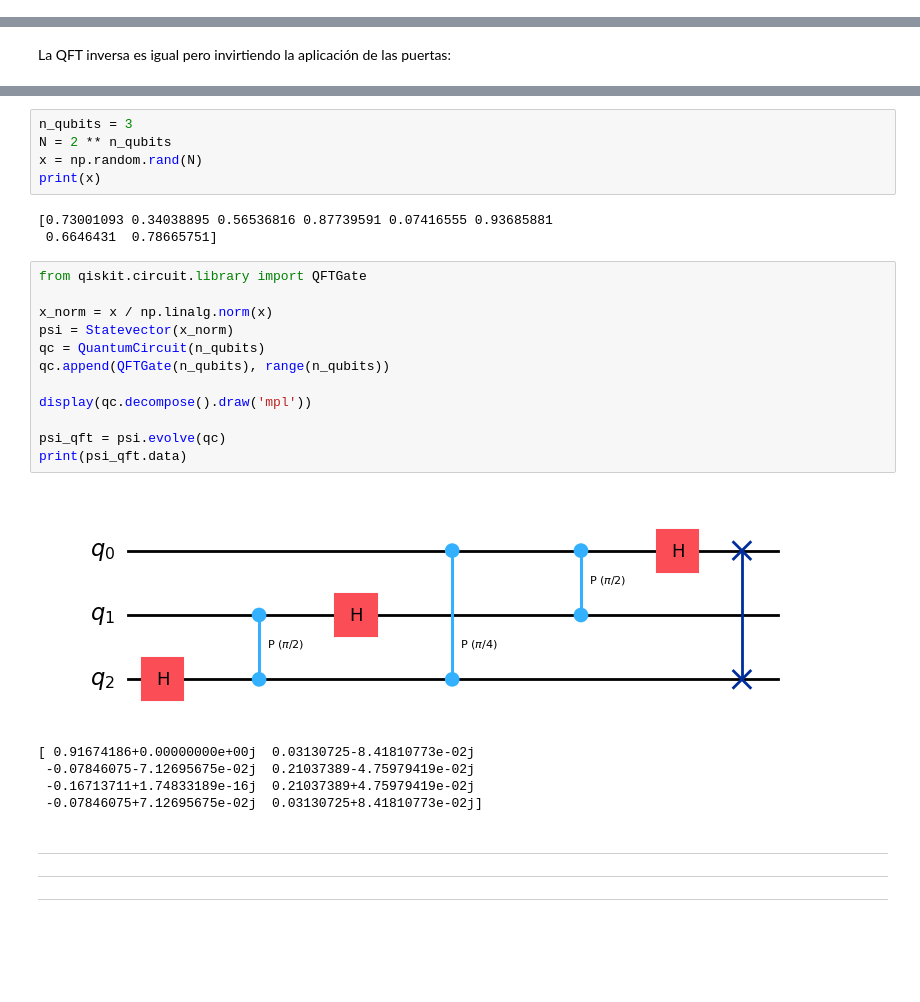
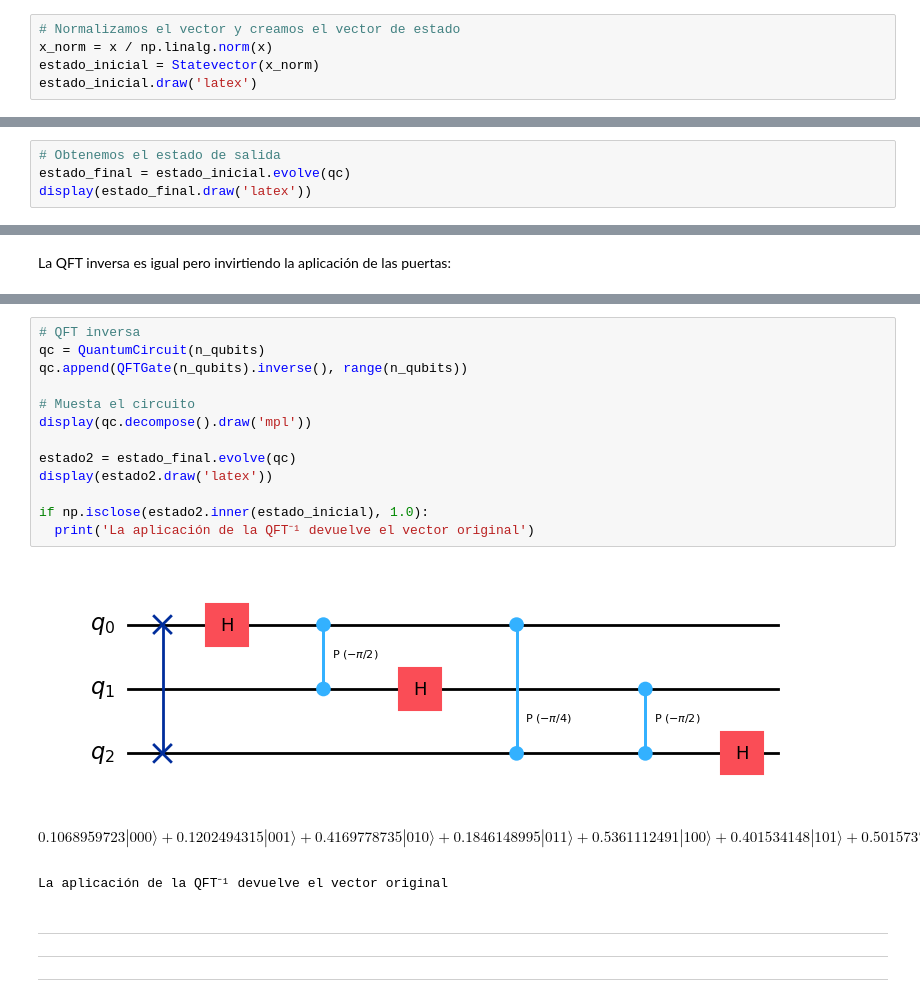
Before and after one commit to tarabelo/GrIA-QML-2025-26, a Jupyter notebook: 03. Algoritmos cuánticos clásicos.ipynb, the cells around one changed output, grey strips where cells are left out. Cells and saved outputs as stored; diff of their text form; blank space fills up the shorter version.

```diff
--- a/03. Algoritmos cuánticos clásicos.ipynb
+++ b/03. Algoritmos cuánticos clásicos.ipynb
@@ -1780,0 +1714,5 @@ $$\frac{\sqrt{2}}{4} |000\rangle+(- \frac{1}{4} - \frac{i}{4}) |001\rangle+\frac
+# %%
+# Normalizamos el vector y creamos el vector de estado
+x_norm = x / np.linalg.norm(x)
+estado_inicial = Statevector(x_norm)
+estado_inicial.draw('latex')
@@ -1780,0 +1729,4 @@ $$\frac{\sqrt{2}}{4} |000\rangle+(- \frac{1}{4} - \frac{i}{4}) |001\rangle+\frac
+# %%
+# Obtenemos el estado de salida
+estado_final = estado_inicial.evolve(qc)
+display(estado_final.draw('latex'))
@@ -1803,29 +1737,20 @@ $$ |101\rangle$$
-# %%
-n_qubits = 3
-N = 2 ** n_qubits
-x = np.random.rand(N)
-print(x)
-# %% [output]
-[0.73001093 0.34038895 0.56536816 0.87739591 0.07416555 0.93685881
- 0.6646431  0.78665751]
-# %%
-from qiskit.circuit.library import QFTGate
-
-x_norm = x / np.linalg.norm(x)
-psi = Statevector(x_norm)
-qc = QuantumCircuit(n_qubits)
-qc.append(QFTGate(n_qubits), range(n_qubits))
-
-display(qc.decompose().draw('mpl'))
-
-psi_qft = psi.evolve(qc)
-print(psi_qft.data)
-# %% [output]
-[figure, removed]
-[ 0.91674186+0.00000000e+00j  0.03130725-8.41810773e-02j
- -0.07846075-7.12695675e-02j  0.21037389-4.75979419e-02j
- -0.16713711+1.74833189e-16j  0.21037389+4.75979419e-02j
- -0.07846075+7.12695675e-02j  0.03130725+8.41810773e-02j]
+# %%
+# QFT inversa
+qc = QuantumCircuit(n_qubits)
+qc.append(QFTGate(n_qubits).inverse(), range(n_qubits))
+
+# Muesta el circuito
+display(qc.decompose().draw('mpl'))
+
+estado2 = estado_final.evolve(qc)
+display(estado2.draw('latex'))
+
+if np.isclose(estado2.inner(estado_inicial), 1.0):
+  print('La aplicación de la QFT⁻¹ devuelve el vector original')
+# %% [output]
+[figure, added]
+$$0.1068959723 |000\rangle+0.1202494315 |001\rangle+0.4169778735 |010\rangle+0.1846148995 |011\rangle+0.5361112491 |100\rangle+0.401534148 |101\rangle+0.5015737092 |110\rangle+0.2567858799 |111\rangle$$
+La aplicación de la QFT⁻¹ devuelve el vector original
 # %% [markdown]
 
 
```
Also changed, not shown: parts of 17 cells of this notebook.
